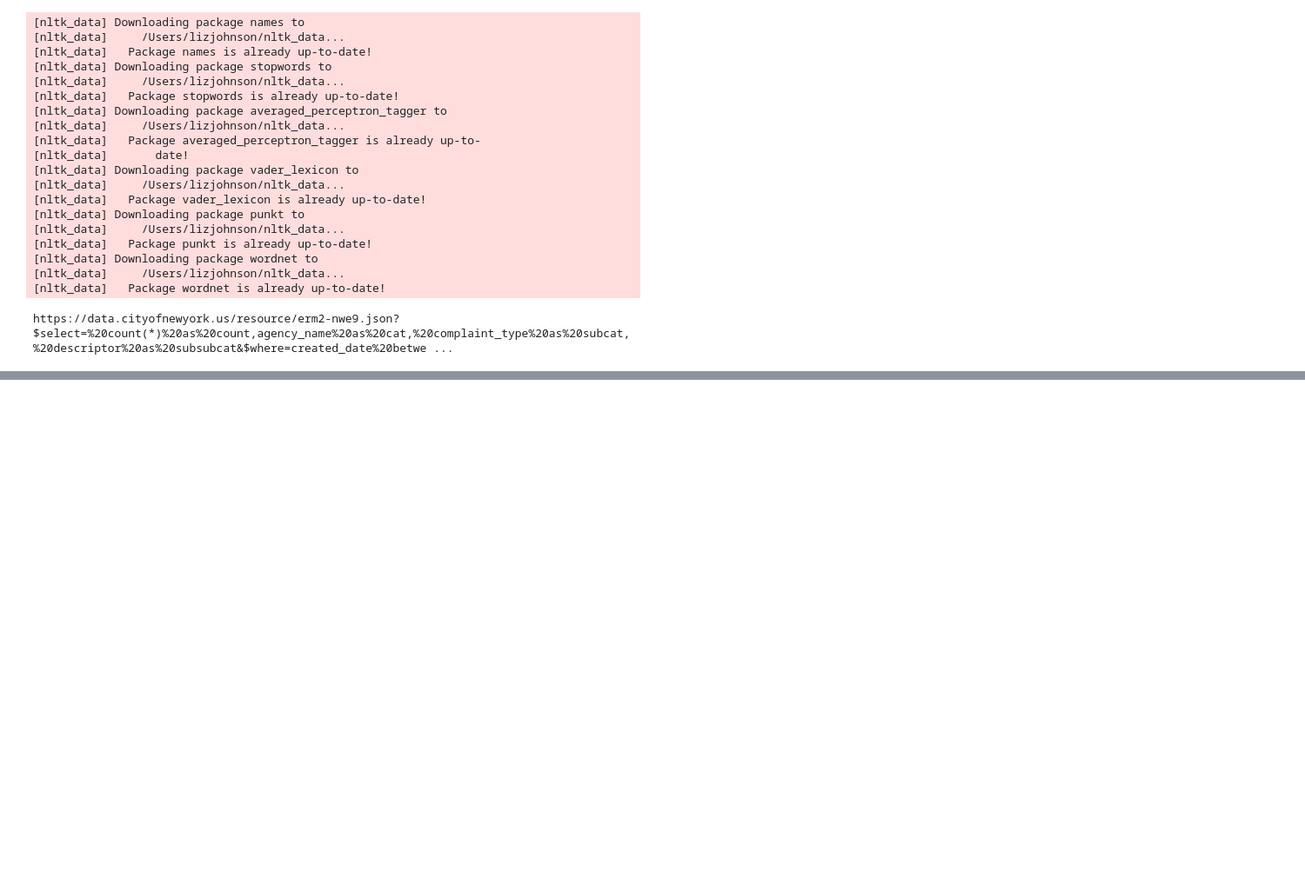
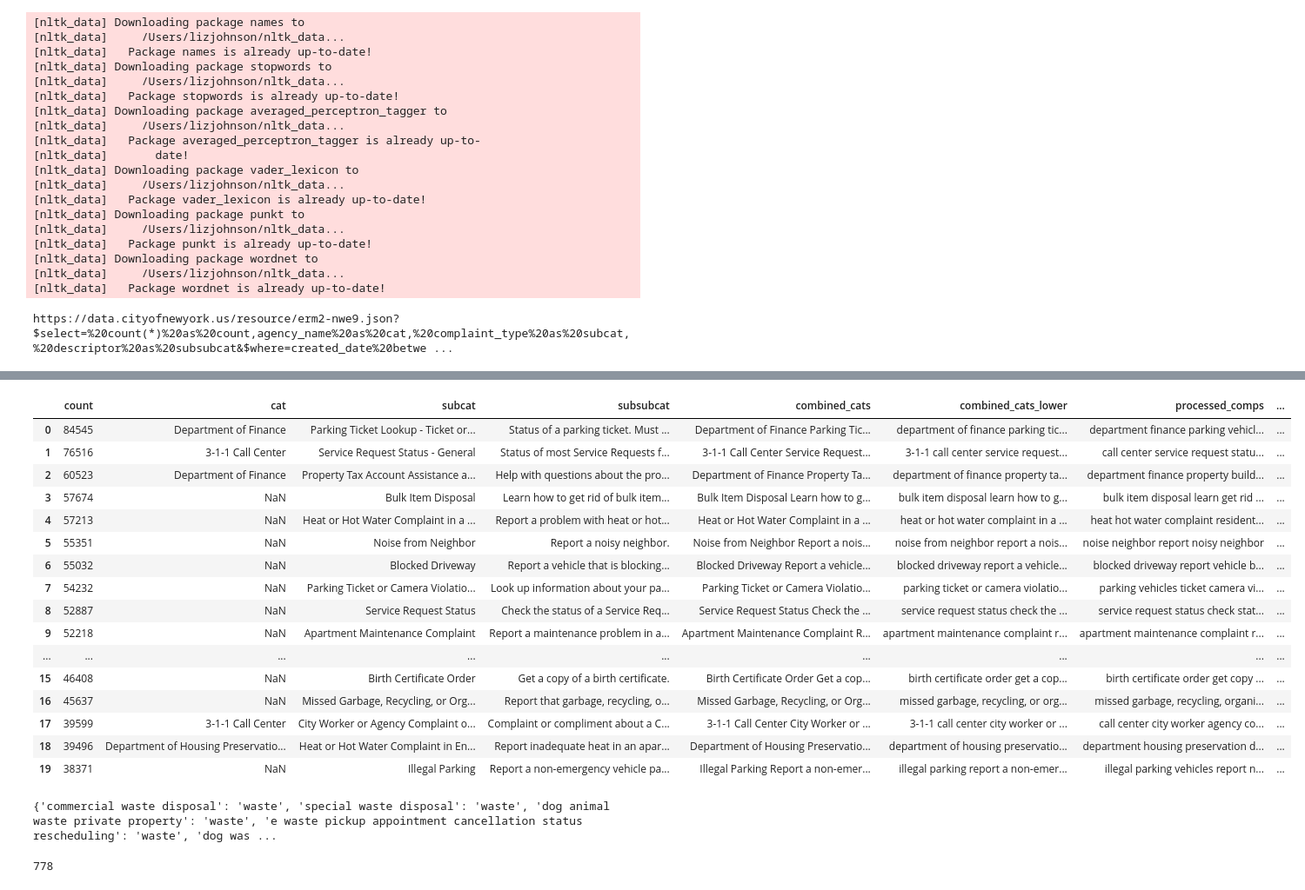
Before and after one commit to emj1020/311_sentiment_analysis, a Jupyter notebook: Scripts/Finding_Overlapping_Complaints.ipynb, the cells around one changed output, grey strips where cells are left out. Shown: that part at 87% size. Drawn from its saved outputs; the diff is of its cells as text; code cells hidden in the pictures; blank space fills up the shorter version.

```diff
--- a/Scripts/Finding_Overlapping_Complaints.ipynb
+++ b/Scripts/Finding_Overlapping_Complaints.ipynb
@@ -523,0 +107,2 @@ len(list(result_dict.values()))
+# %%
+agg_311_cats['count'] = agg_311_cats['count'].astype(int)
@@ -523,0 +298,4 @@ len(list(result_dict.values()))
+# %%
+#import the call complaints
+call_comps = pd.read_csv('../Outputs/311calls_complaints_vadar_results.csv', index_col = 0)
+call_comps.head()
@@ -523,0 +313,16 @@ len(list(result_dict.values()))
+# %%
+call_comps = call_comps[call_comps['count']>100]
+call_comps['subcat'] = call_comps['subcat'].str.replace('SCRIE','Senior Citizen Rent Increase Exemption')
+call_comps['subcat'] = call_comps['subcat'].str.replace('DRIE','Disability Rent Increase Exemption')
+call_comps['subcat'] = call_comps['subcat'].str.replace('RPIE','Real Property Income and Expense')
+call_comps['subcat'] = call_comps['subcat'].str.replace('DOF','Department of Finance')
+call_comps['subcat'] = call_comps['subcat'].str.replace('DCA','Department of Consumer Affairs')
+call_comps['subcat'] = call_comps['subcat'].str.replace('DOH','Department of Finance')
+call_comps['subcat'] = call_comps['subcat'].str.replace('DEP','Department of Environmental Protection')
+call_comps['subcat'] = call_comps['subcat'].str.replace('DPR','Department of Parks and Recreation')
+call_comps['subcat'] = call_comps['subcat'].str.replace('DPR','Department of Parks and Recreation')
+call_comps['subcat'] = call_comps['subcat'].str.replace('DPR','Department of Parks and Recreation')
+call_comps['subcat'] = call_comps['subcat'].str.replace('HPD','Department of Housing Preservation and Development')
+
+call_cats = call_comps.subcat.unique().tolist()
+print(len(call_cats))
@@ -523,0 +331,20 @@ len(list(result_dict.values()))
+# %%
+# # Initialize the Porter stemmer
+porter=PorterStemmer()
+stop_words = set(stopwords.words('english'))
+processed_callcomps = {}
+
+# Preprocess the complaint types
+for item in call_cats:
+    og_complaint = item
+    # Convert the key to lowercase and remove punctuation
+    item = re.sub('/', ' ', item)
+    item = re.sub('-', ' ', item)
+    item = item.lower().translate(str.maketrans('', '', string.punctuation))
+    # Create an empty list to store the processed values
+    words = item.split()
+    words_no_stopwords = [word for word in words if word not in stop_words]
+    item_no_stopwords = ' '.join(words_no_stopwords)
+#     processed_item = porter.stem(item_no_stopwords)
+
+    processed_callcomps[og_complaint] = item_no_stopwords
@@ -523,0 +660,34 @@ len(list(result_dict.values()))
+# %%
+call_comps['subcat_processed'] = call_comps['subcat'].map(processed_callcomps)
+call_comps.head(20)
+# %% [output]
+|  | count | cat | subcat | subsubcat | combined_cats | combined_cats_lower | processed_comps | ... |
+| 0 | 84545 | Department of Finance | Parking Ticket Lookup - Ticket or... | Status of a parking ticket. Must ... | Department of Finance Parking Tic... | department of finance parking tic... | department finance parking vehicl... | ... |
+| 1 | 76516 | 3-1-1 Call Center | Service Request Status - General | Status of most Service Requests f... | 3-1-1 Call Center Service Request... | 3-1-1 call center service request... | call center service request statu... | ... |
+| 2 | 60523 | Department of Finance | Property Tax Account Assistance a... | Help with questions about the pro... | Department of Finance Property Ta... | department of finance property ta... | department finance property build... | ... |
+| 3 | 57674 | NaN | Bulk Item Disposal | Learn how to get rid of bulk item... | Bulk Item Disposal Learn how to g... | bulk item disposal learn how to g... | bulk item disposal learn get rid ... | ... |
+| 4 | 57213 | NaN | Heat or Hot Water Complaint in a ... | Report a problem with heat or hot... | Heat or Hot Water Complaint in a ... | heat or hot water complaint in a ... | heat hot water complaint resident... | ... |
+| 5 | 55351 | NaN | Noise from Neighbor | Report a noisy neighbor. | Noise from Neighbor Report a nois... | noise from neighbor report a nois... | noise neighbor report noisy neighbor | ... |
+| 6 | 55032 | NaN | Blocked Driveway | Report a vehicle that is blocking... | Blocked Driveway Report a vehicle... | blocked driveway report a vehicle... | blocked driveway report vehicle b... | ... |
+| 7 | 54232 | NaN | Parking Ticket or Camera Violatio... | Look up information about your pa... | Parking Ticket or Camera Violatio... | parking ticket or camera violatio... | parking vehicles ticket camera vi... | ... |
+| 8 | 52887 | NaN | Service Request Status | Check the status of a Service Req... | Service Request Status Check the ... | service request status check the ... | service request status check stat... | ... |
+| 9 | 52218 | NaN | Apartment Maintenance Complaint | Report a maintenance problem in a... | Apartment Maintenance Complaint R... | apartment maintenance complaint r... | apartment maintenance complaint r... | ... |
+| ... | ... | ... | ... | ... | ... | ... | ... | ... |
+| 15 | 46408 | NaN | Birth Certificate Order | Get a copy of a birth certificate. | Birth Certificate Order Get a cop... | birth certificate order get a cop... | birth certificate order get copy ... | ... |
+| 16 | 45637 | NaN | Missed Garbage, Recycling, or Org... | Report that garbage, recycling, o... | Missed Garbage, Recycling, or Org... | missed garbage, recycling, or org... | missed garbage, recycling, organi... | ... |
+| 17 | 39599 | 3-1-1 Call Center | City Worker or Agency Complaint o... | Complaint or compliment about a C... | 3-1-1 Call Center City Worker or ... | 3-1-1 call center city worker or ... | call center city worker agency co... | ... |
+| 18 | 39496 | Department of Housing Preservatio... | Heat or Hot Water Complaint in En... | Report inadequate heat in an apar... | Department of Housing Preservatio... | department of housing preservatio... | department housing preservation d... | ... |
+| 19 | 38371 | NaN | Illegal Parking | Report a non-emergency vehicle pa... | Illegal Parking Report a non-emer... | illegal parking report a non-emer... | illegal parking vehicles report n... | ... |
+# %%
+calls_to_servreq = {}
+for key, values in mapping_final.items():
+    for value in values:
+        calls_to_servreq[value] = key
+
+print(calls_to_servreq)
+# %% [output]
+{'commercial waste disposal': 'waste', 'special waste disposal': 'waste', 'dog animal waste private property': 'waste', 'e waste pickup appointment cancellation status rescheduling': 'waste', 'dog was ...
+# %%
+len(calls_to_servreq.keys())
+# %% [output]
+778
```
Also changed, not shown: parts of 90 cells of this notebook, 3 other files.
